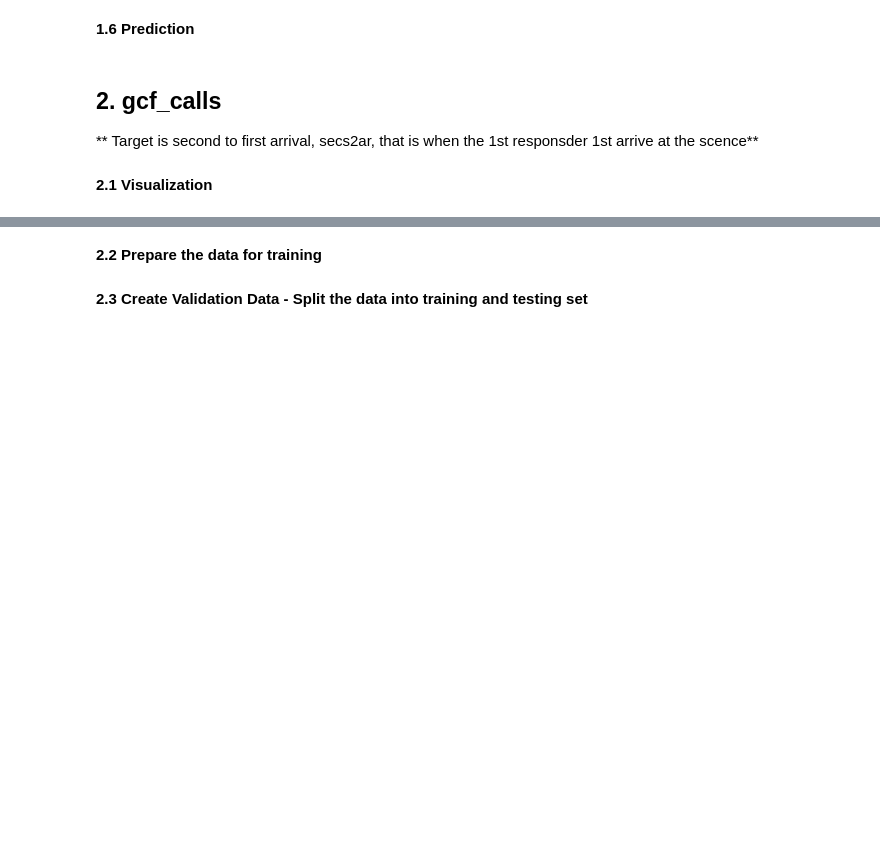
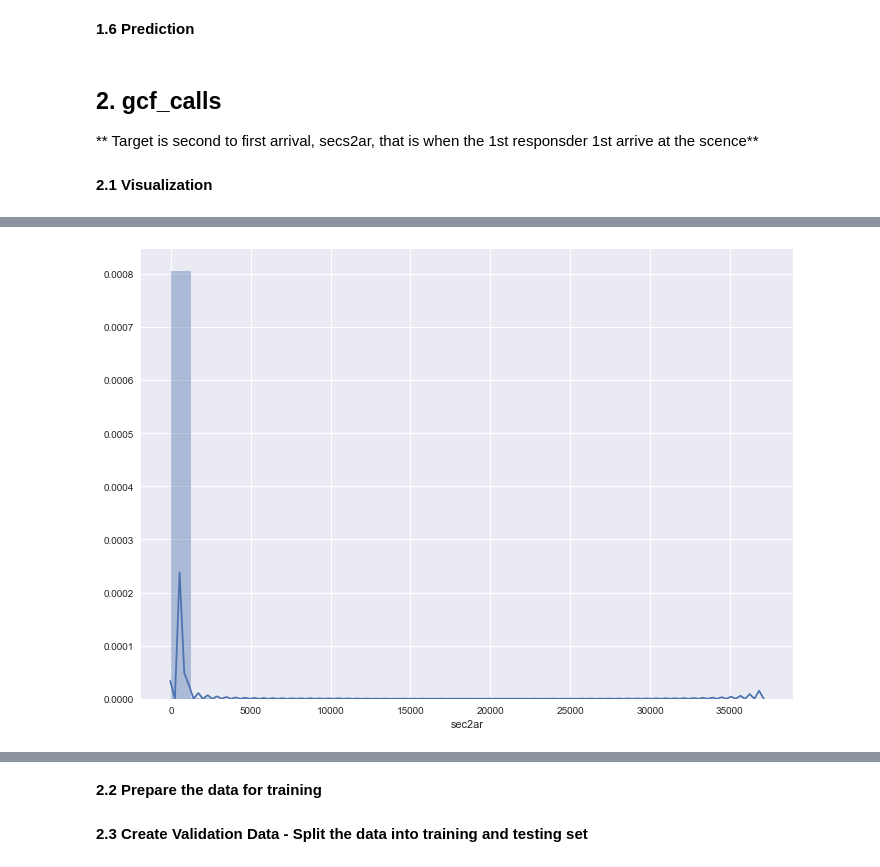
Before and after one commit to UNCG-CSE/Guilford_EMS, a Jupyter notebook: src/Nature_to _response time.ipynb, the cells around one changed output, grey strips where cells are left out. Saved outputs shown, nothing was run; the diff lists cells and outputs as text; code cells hidden in the pictures; blank space fills up the shorter version.

```diff
--- a/src/Nature_to _response time.ipynb
+++ b/src/Nature_to _response time.ipynb
@@ -499,0 +880,5 @@ print("\n")
+# %%
+# move secs to the end and remaned to sec2ar
+gcf_calls['sec2ar'] = gcf_calls.apply(lambda row: row.secs2ar, axis=1)
+gcf_calls.drop(columns = ['secs2ar'], inplace=True)
+gcf_calls
@@ -499,0 +913,10 @@ print("\n")
+# %%
+# set the size of the figure
+sns.set(rc={'figure.figsize':(11.7,8.27)})
+
+# plot a histogram showing the distribution of the target values
+
+sns.distplot(gcf_calls['sec2ar'], bins=30)
+plt.show()
+# %% [output]
+[figure, added]
```
Also changed, not shown: parts of 50 cells of this notebook.
